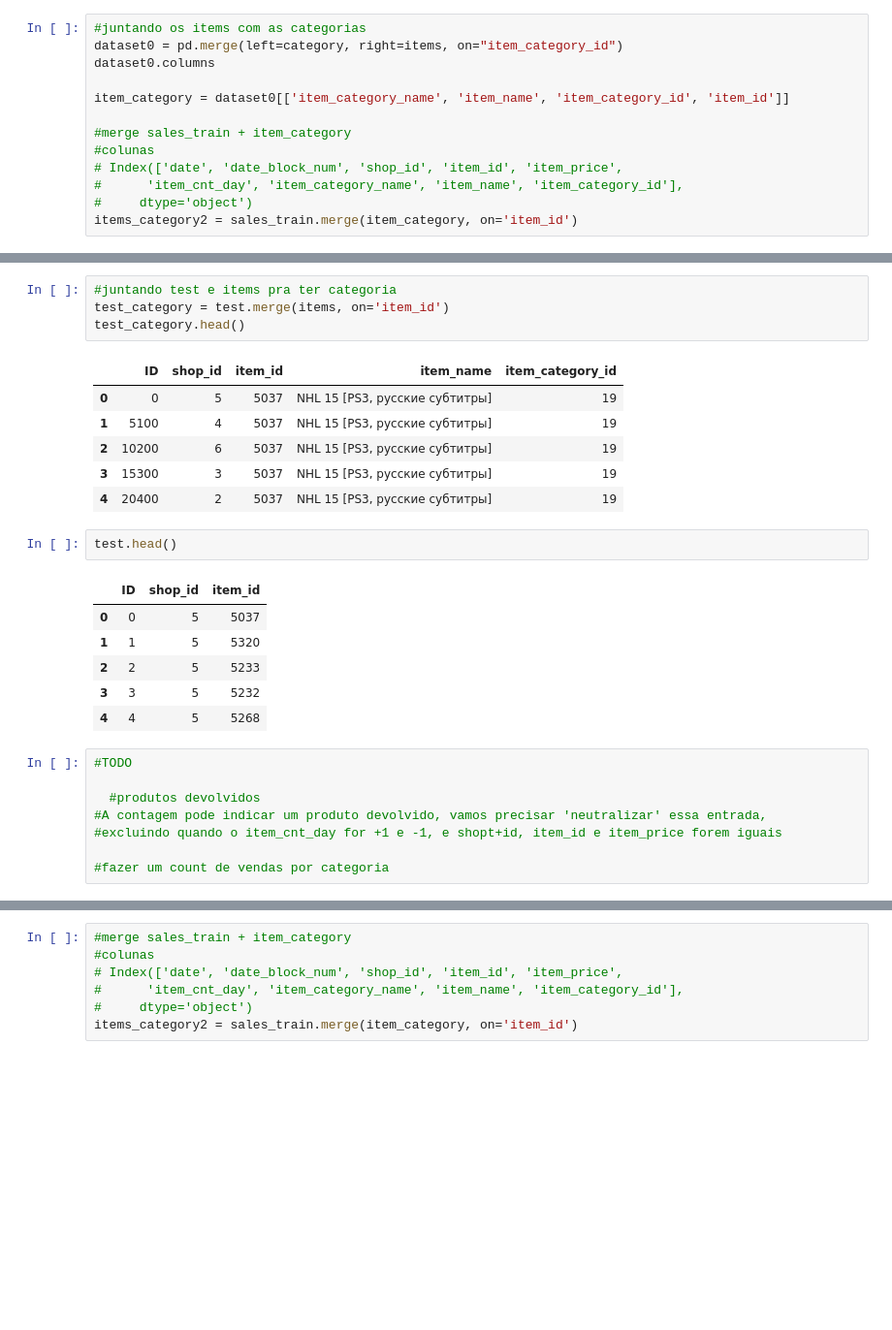
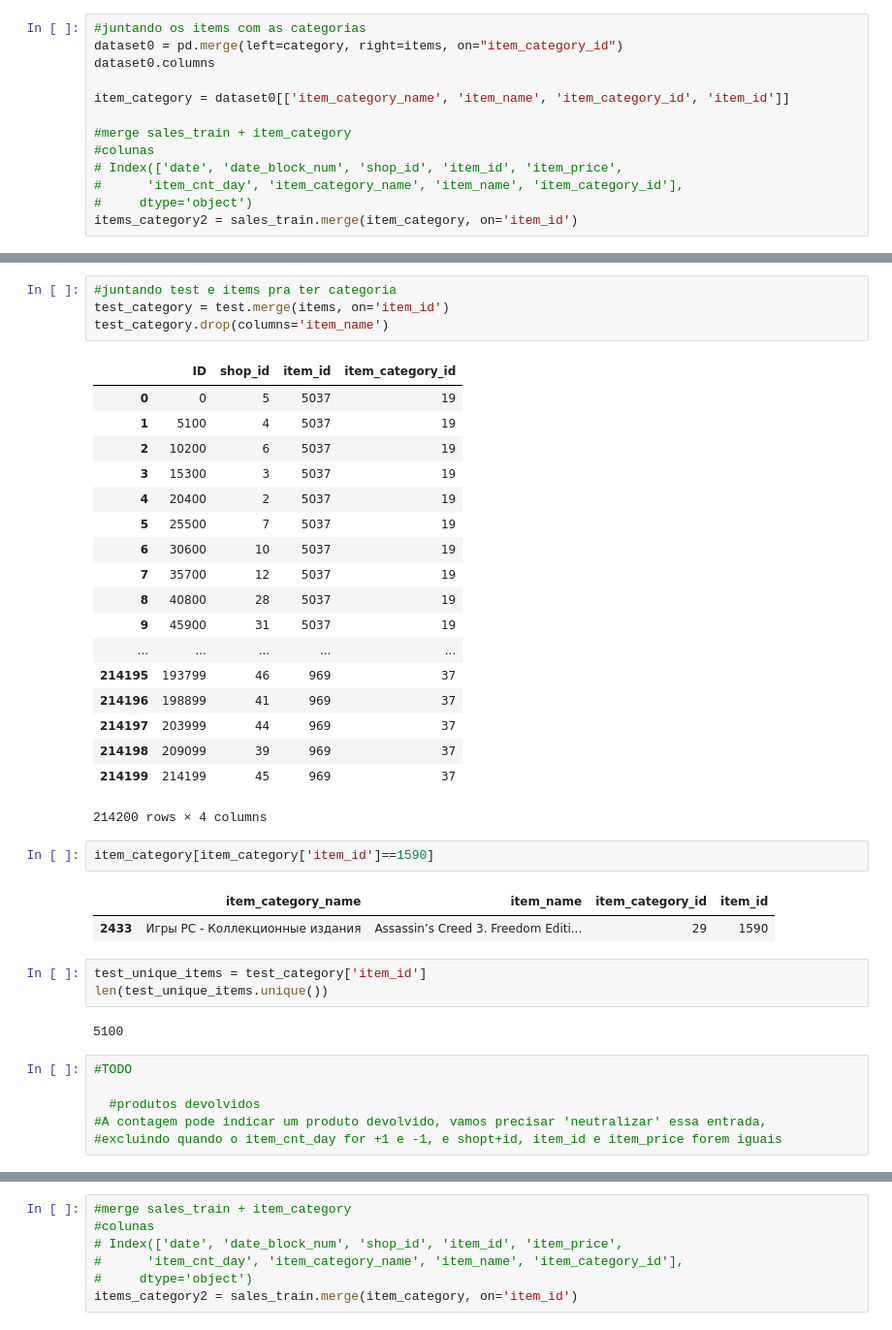
Before and after one commit to nightteatime/studygroup, a Jupyter notebook: kaggle - predict future sales/Kaggle1_StudyGroup_vz.ipynb, the cells around one changed output, grey strips where cells are left out. Shown: that part at 97% size. Drawn from its saved outputs; the diff is of its cells as text; blank space fills up the shorter version.

```diff
--- a/kaggle - predict future sales/Kaggle1_StudyGroup_vz.ipynb
+++ b/kaggle - predict future sales/Kaggle1_StudyGroup_vz.ipynb
@@ -84,29 +110,40 @@ items_category2 = sales_train.merge(item_category, on='item_id')
 # %%
 #juntando test e items pra ter categoria
 test_category = test.merge(items, on='item_id')
-test_category.head()
+test_category.drop(columns='item_name')
 # %% [output]
-|  | ID | shop_id | item_id | item_name | item_category_id |
-| 0 | 0 | 5 | 5037 | NHL 15 [PS3, русские субтитры] | 19 |
-| 1 | 5100 | 4 | 5037 | NHL 15 [PS3, русские субтитры] | 19 |
-| 2 | 10200 | 6 | 5037 | NHL 15 [PS3, русские субтитры] | 19 |
-| 3 | 15300 | 3 | 5037 | NHL 15 [PS3, русские субтитры] | 19 |
-| 4 | 20400 | 2 | 5037 | NHL 15 [PS3, русские субтитры] | 19 |
+|  | ID | shop_id | item_id | item_category_id |
+| 0 | 0 | 5 | 5037 | 19 |
+| 1 | 5100 | 4 | 5037 | 19 |
+| 2 | 10200 | 6 | 5037 | 19 |
+| 3 | 15300 | 3 | 5037 | 19 |
+| 4 | 20400 | 2 | 5037 | 19 |
+| 5 | 25500 | 7 | 5037 | 19 |
+| 6 | 30600 | 10 | 5037 | 19 |
+| 7 | 35700 | 12 | 5037 | 19 |
+| 8 | 40800 | 28 | 5037 | 19 |
+| 9 | 45900 | 31 | 5037 | 19 |
+| ... | ... | ... | ... | ... |
+| 214195 | 193799 | 46 | 969 | 37 |
+| 214196 | 198899 | 41 | 969 | 37 |
+| 214197 | 203999 | 44 | 969 | 37 |
+| 214198 | 209099 | 39 | 969 | 37 |
+| 214199 | 214199 | 45 | 969 | 37 |
+214200 rows × 4 columns
-# %%
-test.head()
-# %% [output]
-|  | ID | shop_id | item_id |
-| 0 | 0 | 5 | 5037 |
-| 1 | 1 | 5 | 5320 |
-| 2 | 2 | 5 | 5233 |
-| 3 | 3 | 5 | 5232 |
-| 4 | 4 | 5 | 5268 |
+# %%
+item_category[item_category['item_id']==1590]
+# %% [output]
+|  | item_category_name | item_name | item_category_id | item_id |
+| 2433 | Игры PC - Коллекционные издания | Assassin’s Creed 3. Freedom Editi... | 29 | 1590 |
+# %%
+test_unique_items = test_category['item_id']
+len(test_unique_items.unique())
+# %% [output]
+5100
 # %%
 #TODO
 
   #produtos devolvidos
 #A contagem pode indicar um produto devolvido, vamos precisar 'neutralizar' essa entrada,
 #excluindo quando o item_cnt_day for +1 e -1, e shopt+id, item_id e item_price forem iguais
-
-#fazer um count de vendas por categoria
 # %%
```
Also changed, not shown: parts of 6 cells of this notebook.
